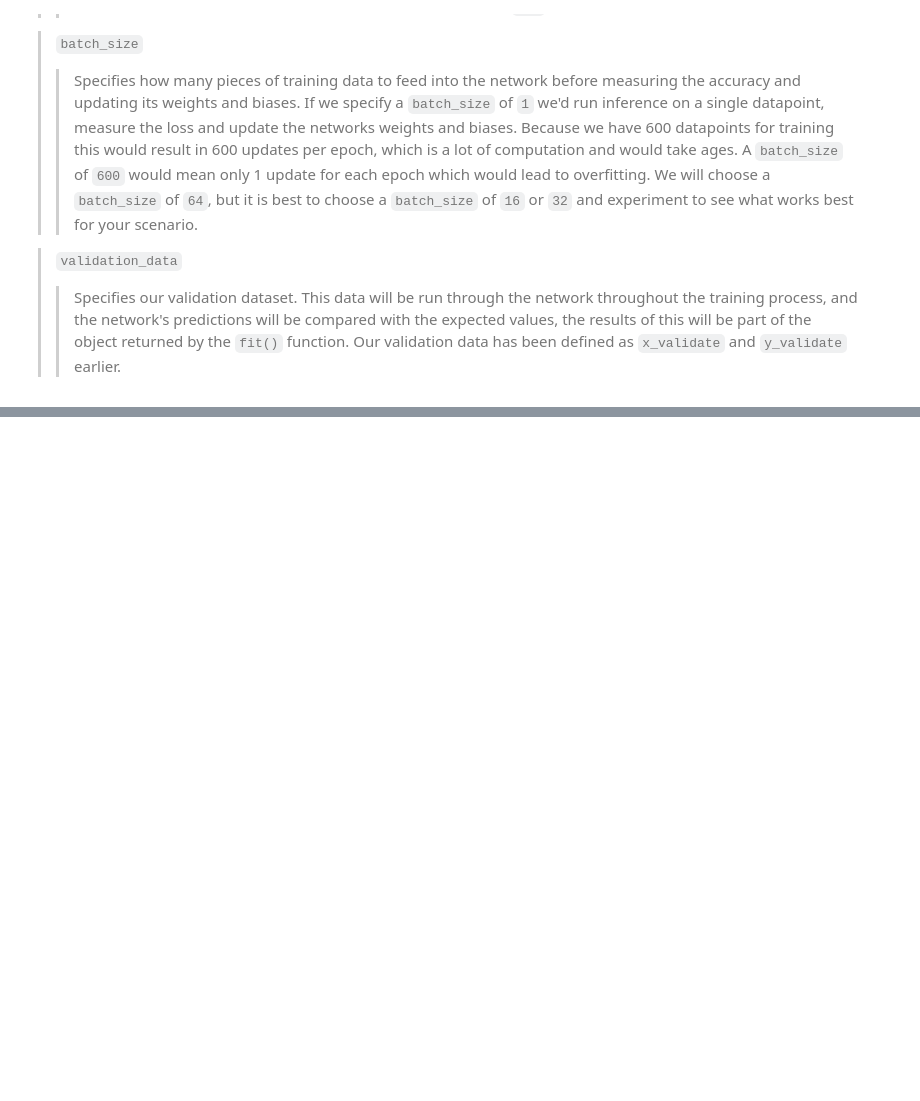
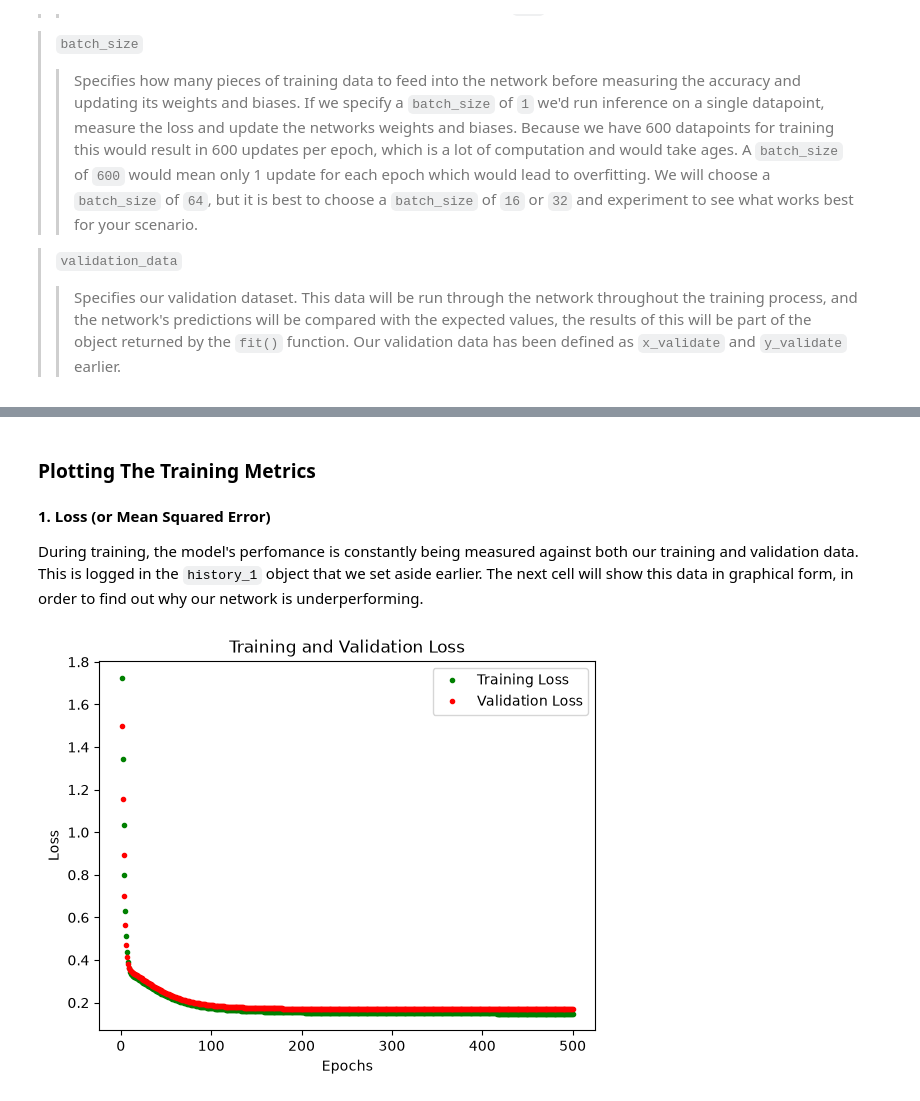
Before and after one commit to Wusteeeer/TinyML_Labs, a Jupyter notebook: hello_world/hello_world.ipynb, the cells around one changed output, grey strips where cells are left out. Saved outputs shown, nothing was run; the diff lists cells and outputs as text; code cells hidden in the pictures; blank space fills up the shorter version.

```diff
--- a/hello_world/hello_world.ipynb
+++ b/hello_world/hello_world.ipynb
@@ -248,0 +251,21 @@ A quick glance show us that the network has improved as the loss has decreased,
+# %% [markdown]
+### Plotting The Training Metrics
+# %% [markdown]
+**1. Loss (or Mean Squared Error)**
+
+During training, the model's perfomance is constantly being measured against both our training and validation data. This is logged in the `history_1` object that we set aside earlier. The next cell will show this data in graphical form, in order to find out why our network is underperforming.
+# %%
+loss = history_1.history['loss']
+val_loss = history_1.history['val_loss']
+
+epochs = range(1, len(loss) + 1)
+
+plt.plot(epochs, loss, 'g.', label='Training Loss')
+plt.plot(epochs, val_loss, 'r.', label='Validation Loss')
+plt.title('Training and Validation Loss')
+plt.xlabel('Epochs')
+plt.ylabel('Loss')
+plt.legend()
+plt.show()
+# %% [output]
+[figure, added]
```
Also changed, not shown: parts of 32 cells of this notebook, 1 other file.
